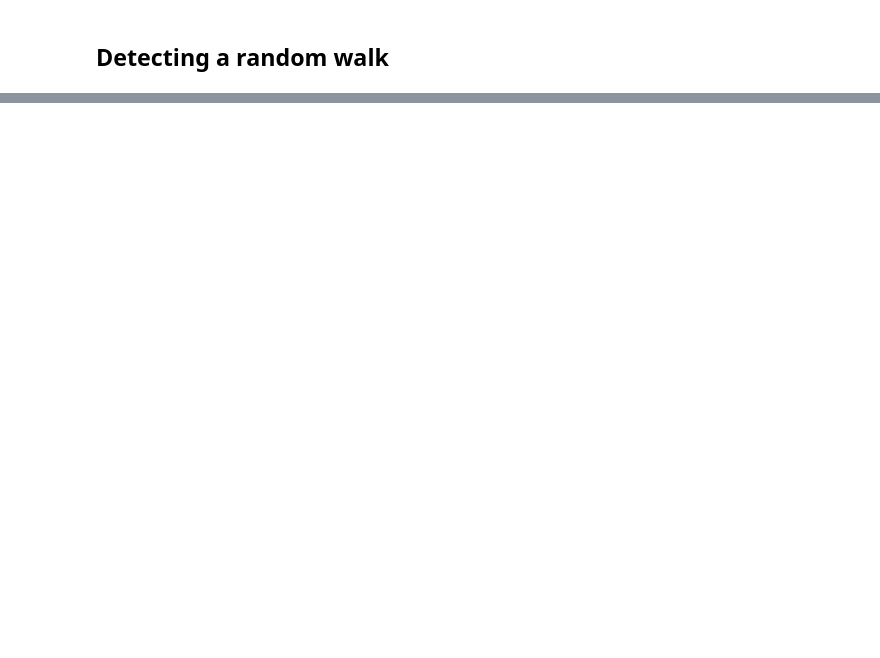
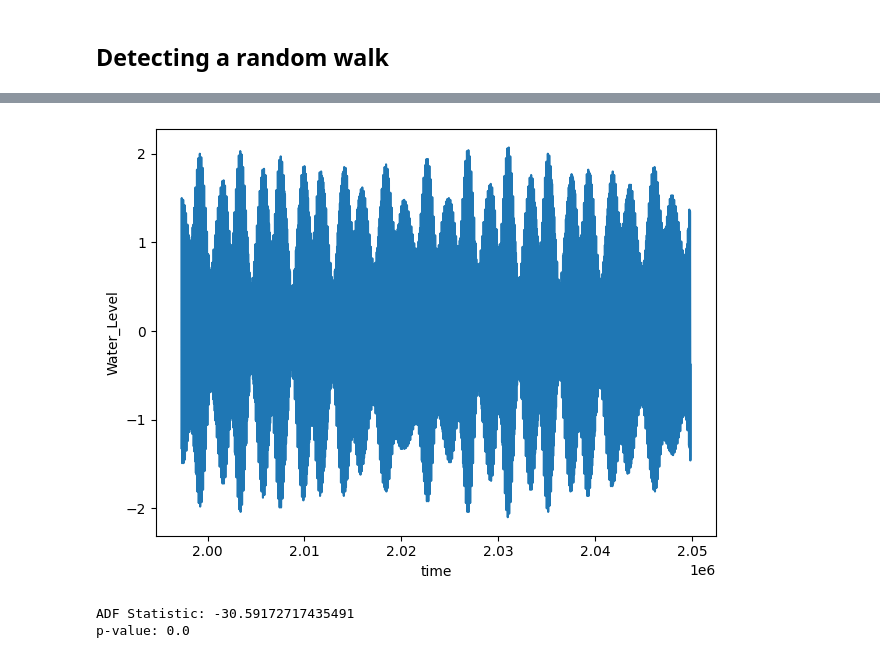
Before and after one commit to mariaviv27/Machine-Learning-Avanzado, a Jupyter notebook: Entrega 2 - Time Series/Random Walk Check.ipynb, the cells around one changed output, grey strips where cells are left out. Saved outputs shown, nothing was run; the diff lists cells and outputs as text; code cells hidden in the pictures; blank space fills up the shorter version.

```diff
--- a/Entrega 2 - Time Series/Random Walk Check.ipynb
+++ b/Entrega 2 - Time Series/Random Walk Check.ipynb
@@ -103,19 +159,24 @@ visualize_time_series(data_located['Water_Level'])
 # %%
 ### Try again by taking only the 2017 data
 data_2017 = data_located[data_located['time'].dt.year == 2017]
 
 def visualize_time_series(val):
     fig, ax = plt.subplots()
     ax.plot(val)
     ax.set_xlabel('time') # Is just the sequential order
     ax.set_ylabel('Water_Level') # The randomly given value
     plt.tight_layout()
 
-visualize_time_series(data_2017['Water_Level'])
+visualize_time_series(data_2017['Water_Level_ODM'])
+# %% [output]
+[figure, added]
 # %%
 from statsmodels.tsa.stattools import adfuller
-ADF_result = adfuller(data_2017['Water_Level'])
+ADF_result = adfuller(data_2017['Water_Level_ODM'])
 print(f'ADF Statistic: {ADF_result[0]}')
 print(f'p-value: {ADF_result[1]}')
+# %% [output]
+ADF Statistic: -30.59172717435491
+p-value: 0.0
 # %%
 from statsmodels.graphics.tsaplots import plot_acf
```
Also changed, not shown: parts of 14 cells of this notebook.
